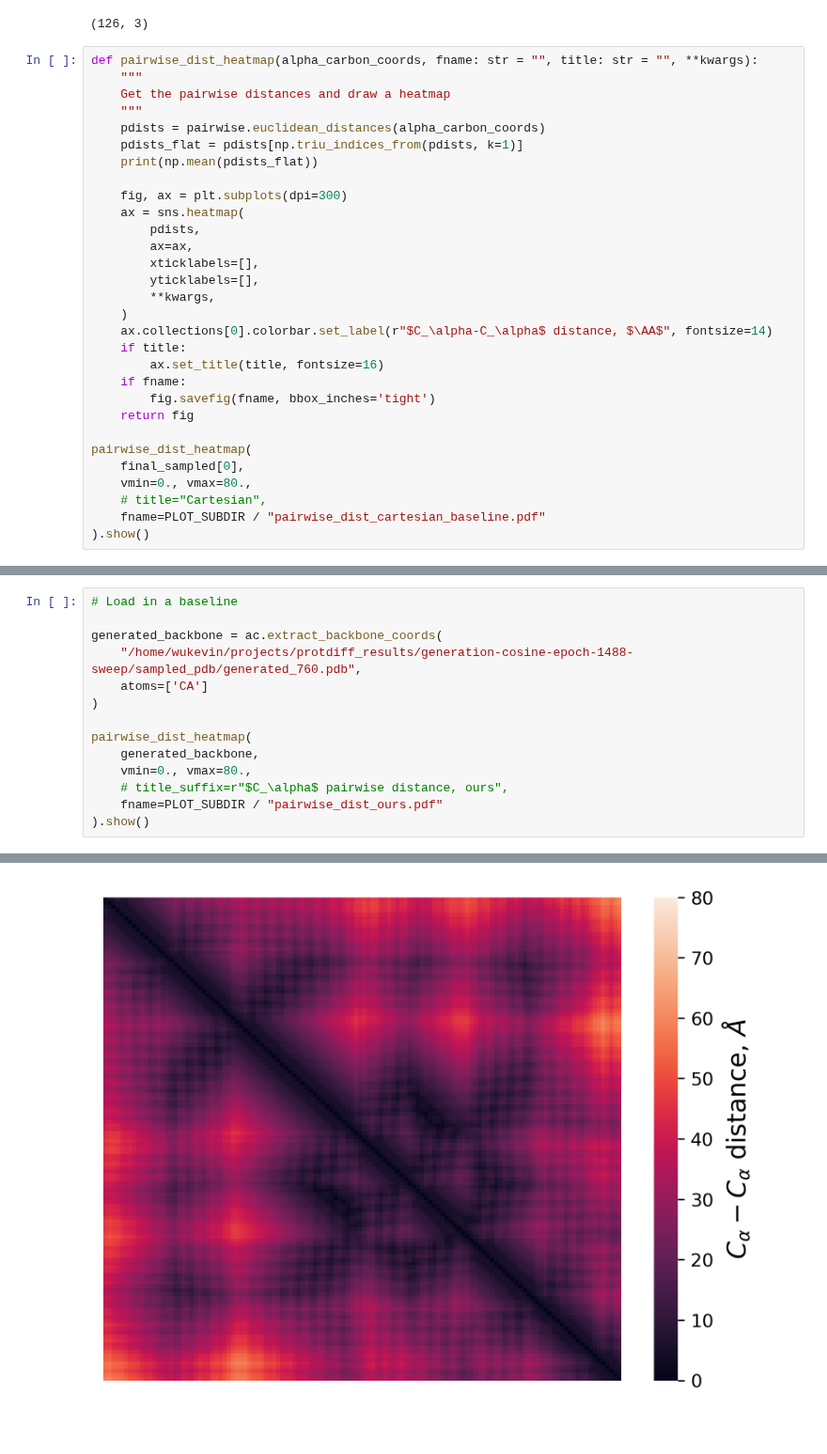
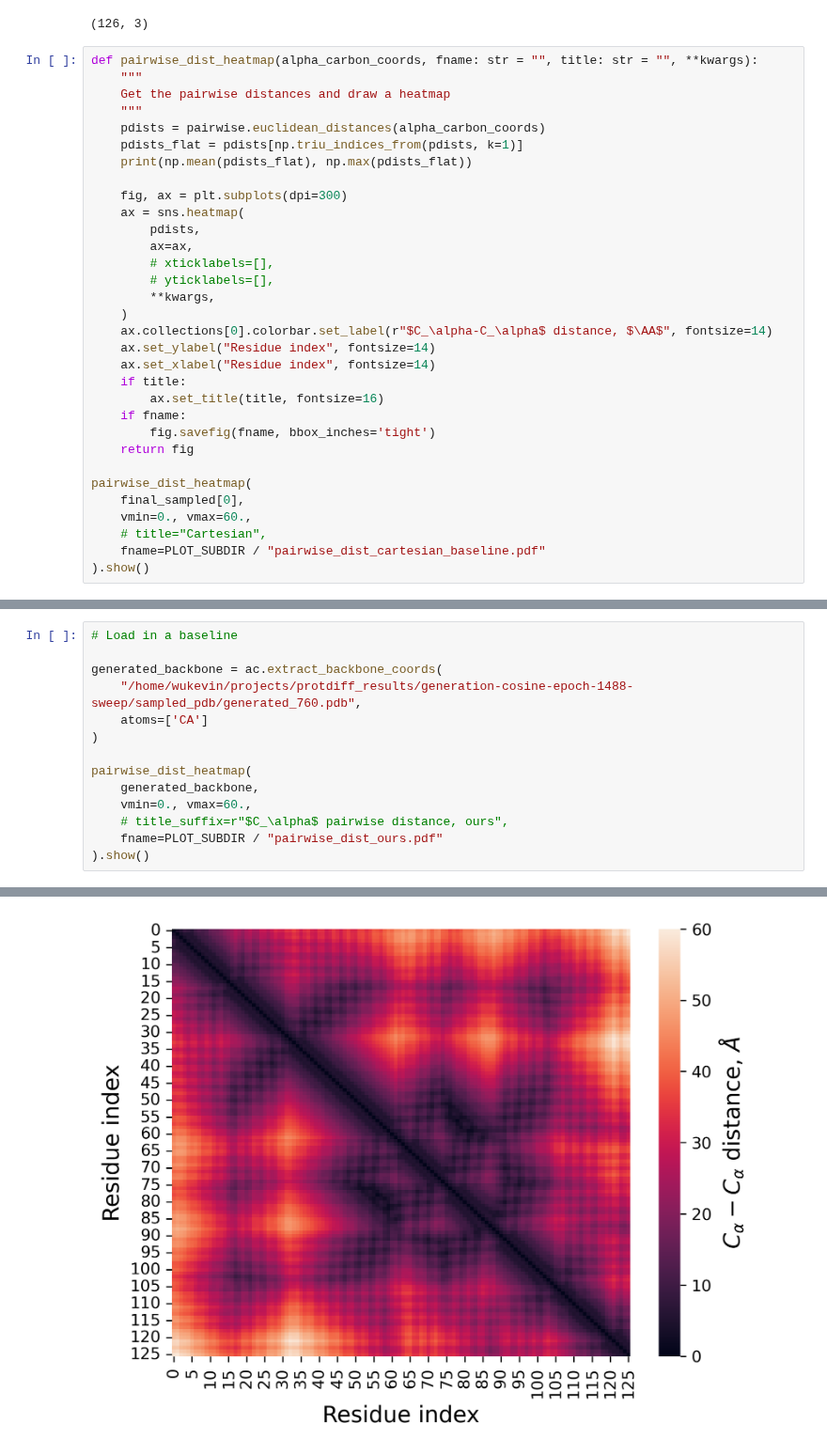
Before and after one commit to microsoft/foldingdiff, a Jupyter notebook: jupyter/cartesian_baseline.ipynb, the cells around one changed output, grey strips where cells are left out. Shown at 94% size. Saved outputs shown, nothing was run; the diff lists cells and outputs as text.

Commit message:
Edit plotting, add a real example

```diff
--- a/jupyter/cartesian_baseline.ipynb
+++ b/jupyter/cartesian_baseline.ipynb
@@ -178,17 +178,19 @@ def pairwise_dist_heatmap(alpha_carbon_coords, fname: str = "", title: str = "",
     """
     pdists = pairwise.euclidean_distances(alpha_carbon_coords)
     pdists_flat = pdists[np.triu_indices_from(pdists, k=1)]
-    print(np.mean(pdists_flat))
+    print(np.mean(pdists_flat), np.max(pdists_flat))
 
     fig, ax = plt.subplots(dpi=300)
     ax = sns.heatmap(
         pdists,
         ax=ax,
-        xticklabels=[],
-        yticklabels=[],
+        # xticklabels=[],
+        # yticklabels=[],
         **kwargs,
     )
     ax.collections[0].colorbar.set_label(r"$C_\alpha-C_\alpha$ distance, $\AA$", fontsize=14)
+    ax.set_ylabel("Residue index", fontsize=14)
+    ax.set_xlabel("Residue index", fontsize=14)
     if title:
         ax.set_title(title, fontsize=16)
     if fname:
@@ -197,7 +199,7 @@ def pairwise_dist_heatmap(alpha_carbon_coords, fname: str = "", title: str = "",
 
 pairwise_dist_heatmap(
     final_sampled[0],
-    vmin=0., vmax=80.,
+    vmin=0., vmax=60.,
     # title="Cartesian",
     fname=PLOT_SUBDIR / "pairwise_dist_cartesian_baseline.pdf"
 ).show()
@@ -214,7 +216,7 @@ generated_backbone = ac.extract_backbone_coords(
 
 pairwise_dist_heatmap(
     generated_backbone,
-    vmin=0., vmax=80.,
+    vmin=0., vmax=60.,
     # title_suffix=r"$C_\alpha$ pairwise distance, ours",
     fname=PLOT_SUBDIR / "pairwise_dist_ours.pdf"
 ).show()
@@ -223 +225 @@ pairwise_dist_heatmap(
-[figure, old version]
+[figure, new version]
```
Also changed, not shown: parts of 3 cells of this notebook, 4 other files.
